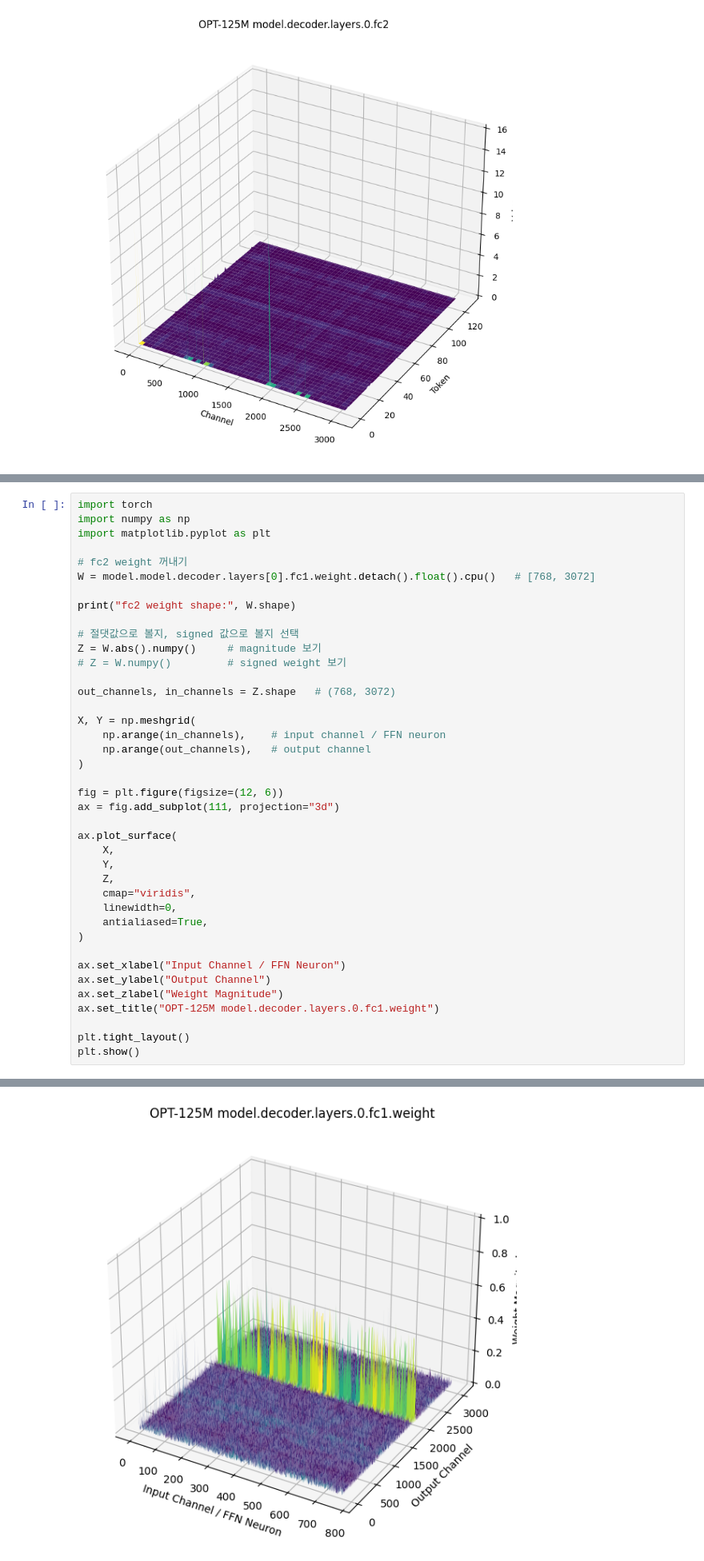
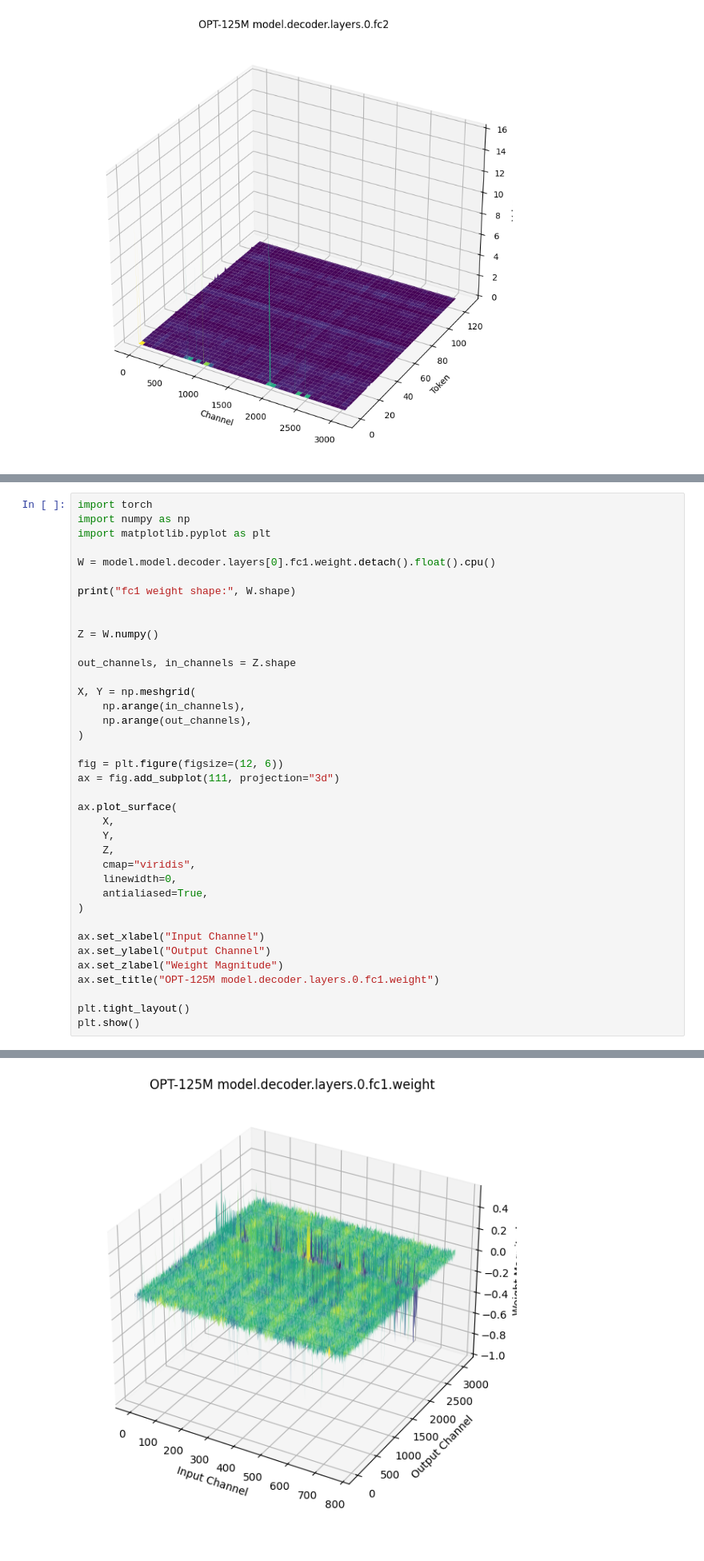
Before and after one commit to yunjun0914/Quantization, a Jupyter notebook: Practice/OPT/opt-125m.ipynb, the cells around one changed output, grey strips where cells are left out. Shown at 80% size. Drawn from its saved outputs; the diff is of its cells as text.

```diff
--- a/Practice/OPT/opt-125m.ipynb
+++ b/Practice/OPT/opt-125m.ipynb
@@ -174,20 +175,18 @@ import torch
 import numpy as np
 import matplotlib.pyplot as plt
 
-# fc2 weight 꺼내기
-W = model.model.decoder.layers[0].fc1.weight.detach().float().cpu()   # [768, 3072]
+W = model.model.decoder.layers[0].fc1.weight.detach().float().cpu()
 
-print("fc2 weight shape:", W.shape)
+print("fc1 weight shape:", W.shape)
 
-# 절댓값으로 볼지, signed 값으로 볼지 선택
-Z = W.abs().numpy()     # magnitude 보기
-# Z = W.numpy()         # signed weight 보기
 
-out_channels, in_channels = Z.shape   # (768, 3072)
+Z = W.numpy()
+
+out_channels, in_channels = Z.shape
 
 X, Y = np.meshgrid(
-    np.arange(in_channels),    # input channel / FFN neuron
-    np.arange(out_channels),   # output channel
+    np.arange(in_channels),
+    np.arange(out_channels),
 )
 
 fig = plt.figure(figsize=(12, 6))
@@ -202,7 +201,7 @@ ax.plot_surface(
     antialiased=True,
 )
 
-ax.set_xlabel("Input Channel / FFN Neuron")
+ax.set_xlabel("Input Channel")
 ax.set_ylabel("Output Channel")
 ax.set_zlabel("Weight Magnitude")
 ax.set_title("OPT-125M model.decoder.layers.0.fc1.weight")
@@ -214 +213 @@ fc2 weight shape: torch.Size([3072, 768])
-[figure, old version]
+[figure, new version]
```
Also changed, not shown: parts of 3 cells of this notebook, 2 other files.
